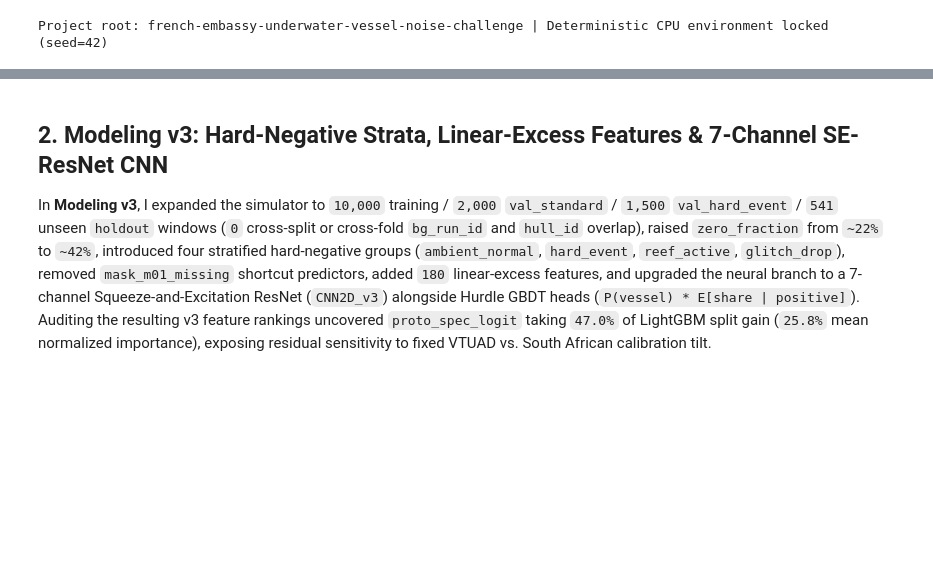
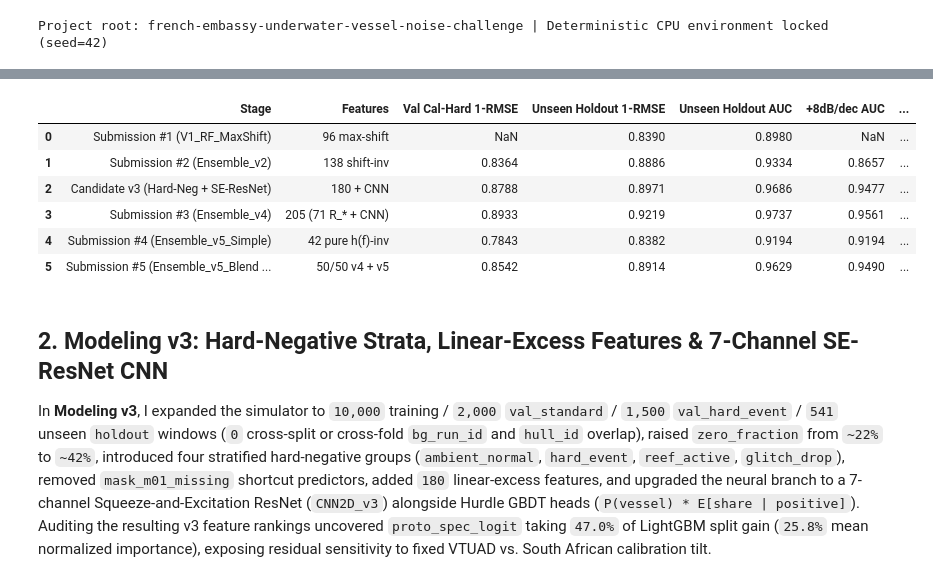
Before and after one commit to ebotchway/french-embassy-underwater-vessel-noise-challenge, a Jupyter notebook: notebooks/03_domain_generalization_v3_v4_and_standards.ipynb, the cells around one changed output, grey strips where cells are left out. Saved outputs shown, nothing was run; the diff lists cells and outputs as text; code cells hidden in the pictures; blank space fills up the shorter version.

```diff
--- a/notebooks/03_domain_generalization_v3_v4_and_standards.ipynb
+++ b/notebooks/03_domain_generalization_v3_v4_and_standards.ipynb
@@ -130,3 +57,99 @@ display(lb_history)
+# %%
+lb_history = pd.DataFrame([
+    {
+        "Stage": "Submission #1 (V1_RF_MaxShift)",
+        "Features": "96 max-shift",
+        "Val Cal-Hard 1-RMSE": None,
+        "Unseen Holdout 1-RMSE": 0.8390,
+        "Unseen Holdout AUC": 0.8980,
+        "+8dB/dec AUC": None,
+        "+8dB/dec zRMSE": None,
+        "+8dB/dec LogLoss": None,
+        "Public 1-RMSE": 0.761535762,
+        "Public Share RMSE": 0.238464237,
+        "Public ROC AUC": 0.517533333,
+        "Status": "Scored (pBUapzRu)",
+    },
+    {
+        "Stage": "Submission #2 (Ensemble_v2)",
+        "Features": "138 shift-inv",
+        "Val Cal-Hard 1-RMSE": 0.8364,
+        "Unseen Holdout 1-RMSE": 0.8886,
+        "Unseen Holdout AUC": 0.9334,
+        "+8dB/dec AUC": 0.8657,
+        "+8dB/dec zRMSE": 0.2023,
+        "+8dB/dec LogLoss": 1.1879,
+        "Public 1-RMSE": 0.775017430,
+        "Public Share RMSE": 0.224982569,
+        "Public ROC AUC": 0.548377777,
+        "Status": "Scored (Rank 508)",
+    },
+    {
+        "Stage": "Candidate v3 (Hard-Neg + SE-ResNet)",
+        "Features": "180 + CNN",
+        "Val Cal-Hard 1-RMSE": 0.8788,
+        "Unseen Holdout 1-RMSE": 0.8971,
+        "Unseen Holdout AUC": 0.9686,
+        "+8dB/dec AUC": 0.9477,
+        "+8dB/dec zRMSE": 0.2045,
+        "+8dB/dec LogLoss": 0.4625,
+        "Public 1-RMSE": None,
+        "Public Share RMSE": None,
+        "Public ROC AUC": None,
+        "Status": "Diagnostic Intermediate",
+    },
+    {
+        "Stage": "Submission #3 (Ensemble_v4)",
+        "Features": "205 (71 R_* + CNN)",
+        "Val Cal-Hard 1-RMSE": 0.8933,
+        "Unseen Holdout 1-RMSE": 0.9219,
+        "Unseen Holdout AUC": 0.9737,
+        "+8dB/dec AUC": 0.9561,
+        "+8dB/dec zRMSE": 0.0929,
+        "+8dB/dec LogLoss": 0.3704,
+        "Public 1-RMSE": 0.775235755,
+        "Public Share RMSE": 0.224764244,
+        "Public ROC AUC": 0.556555555,
+        "Status": "Scored Best Single (ovjzdeb8)",
+    },
+    {
+        "Stage": "Submission #4 (Ensemble_v5_Simple)",
+        "Features": "42 pure h(f)-inv",
+        "Val Cal-Hard 1-RMSE": 0.7843,
+        "Unseen Holdout 1-RMSE": 0.8382,
+        "Unseen Holdout AUC": 0.9194,
+        "+8dB/dec AUC": 0.9194,
+        "+8dB/dec zRMSE": 0.0787,
+        "+8dB/dec LogLoss": 0.3578,
+        "Public 1-RMSE": 0.771209221,
+        "Public Share RMSE": 0.228790778,
+        "Public ROC AUC": 0.563911111,
+        "Status": "Scored Parsimony (MAKNM3KB)",
+    },
+    {
+        "Stage": "Submission #5 (Ensemble_v5_Blend 50/50)",
+        "Features": "50/50 v4 + v5",
+        "Val Cal-Hard 1-RMSE": 0.8542,
+        "Unseen Holdout 1-RMSE": 0.8914,
+        "Unseen Holdout AUC": 0.9629,
+        "+8dB/dec AUC": 0.9490,
+        "+8dB/dec zRMSE": 0.0807,
+        "+8dB/dec LogLoss": 0.3310,
+        "Public 1-RMSE": 0.787467941,
+        "Public Share RMSE": 0.212532058,
+        "Public ROC AUC": 0.572400000,
+        "Status": "Scored Best Overall (a6JJCya4)",
+    },
+])
+display(lb_history)
+# %% [output]
+|  | Stage | Features | Val Cal-Hard 1-RMSE | Unseen Holdout 1-RMSE | Unseen Holdout AUC | +8dB/dec AUC | ... |
+| 0 | Submission #1 (V1_RF_MaxShift) | 96 max-shift | NaN | 0.8390 | 0.8980 | NaN | ... |
+| 1 | Submission #2 (Ensemble_v2) | 138 shift-inv | 0.8364 | 0.8886 | 0.9334 | 0.8657 | ... |
+| 2 | Candidate v3 (Hard-Neg + SE-ResNet) | 180 + CNN | 0.8788 | 0.8971 | 0.9686 | 0.9477 | ... |
+| 3 | Submission #3 (Ensemble_v4) | 205 (71 R_* + CNN) | 0.8933 | 0.9219 | 0.9737 | 0.9561 | ... |
+| 4 | Submission #4 (Ensemble_v5_Simple) | 42 pure h(f)-inv | 0.7843 | 0.8382 | 0.9194 | 0.9194 | ... |
+| 5 | Submission #5 (Ensemble_v5_Blend ... | 50/50 v4 + v5 | 0.8542 | 0.8914 | 0.9629 | 0.9490 | ... |
 # %% [markdown]
 ## 2. Modeling v3: Hard-Negative Strata, Linear-Excess Features & 7-Channel SE-ResNet CNN
 
```
Also changed, not shown: parts of 6 cells of this notebook, 14 other files.
